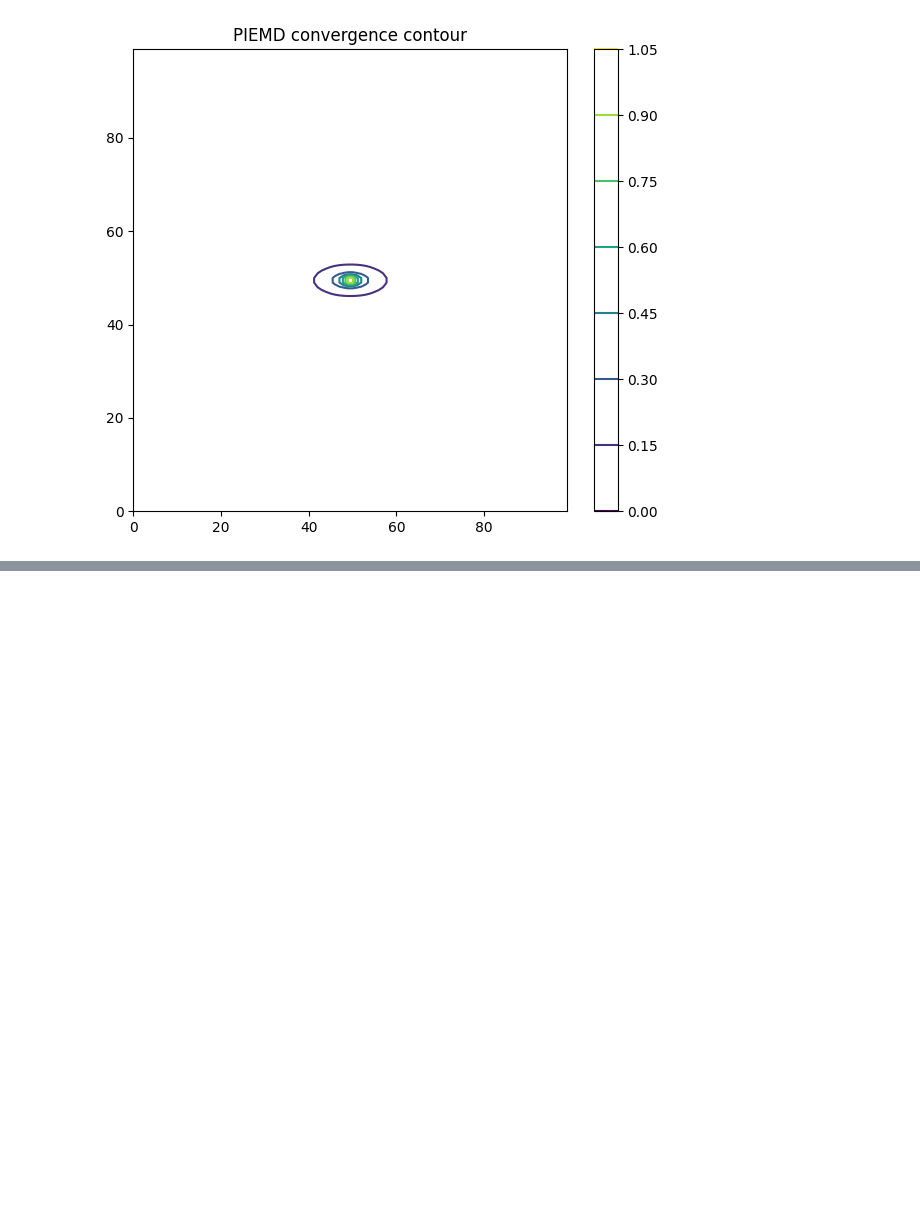
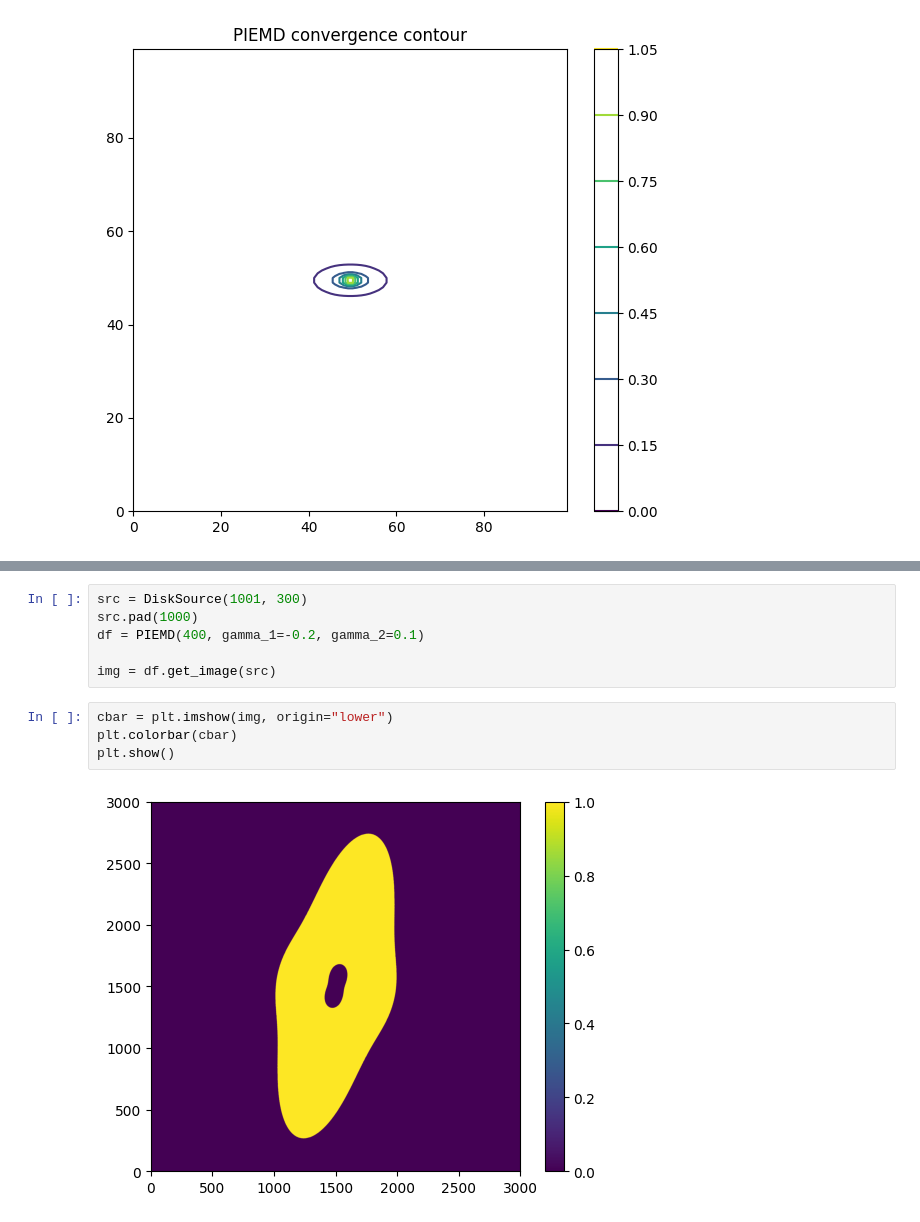
Before and after one commit to OliverRedhead/Gravitational-Lensing, a Jupyter notebook: wk1/PIEMD/piemd_testing.ipynb, the cells around one changed output, grey strips where cells are left out. Cells and saved outputs as stored; diff of their text form; blank space fills up the shorter version.

```diff
--- a/wk1/PIEMD/piemd_testing.ipynb
+++ b/wk1/PIEMD/piemd_testing.ipynb
@@ -38,0 +53,12 @@ plt.show()
+# %%
+src = DiskSource(1001, 300)
+src.pad(1000)
+df = PIEMD(400, gamma_1=-0.2, gamma_2=0.1)
+
+img = df.get_image(src)
+# %%
+cbar = plt.imshow(img, origin="lower")
+plt.colorbar(cbar)
+plt.show()
+# %% [output]
+[figure, added]
```
Also changed, not shown: parts of 5 cells of this notebook, 1 other file.
